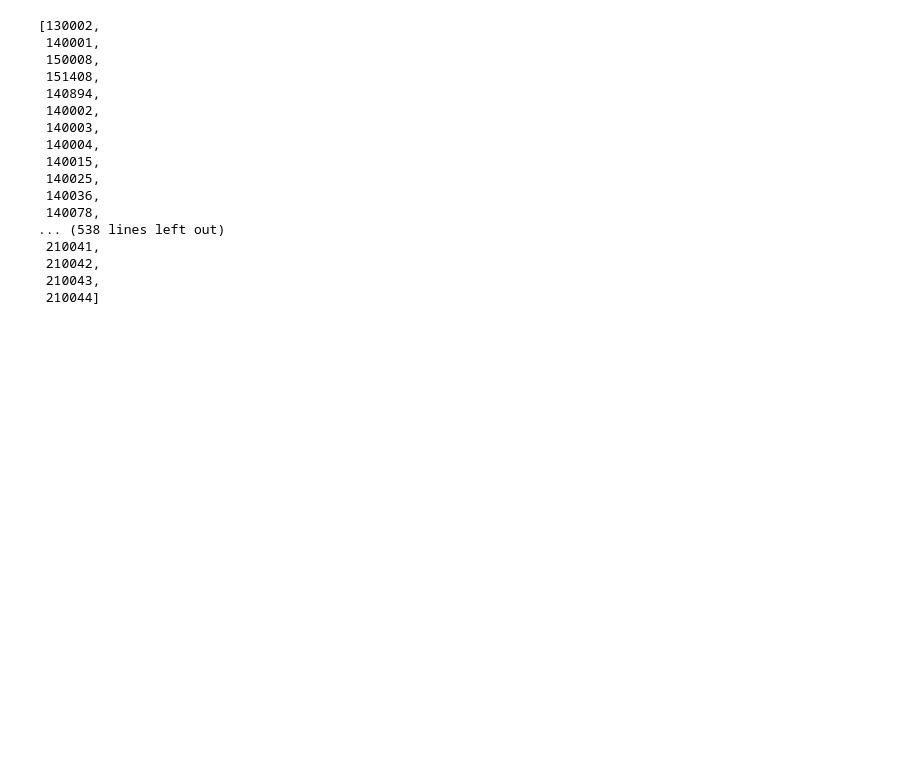
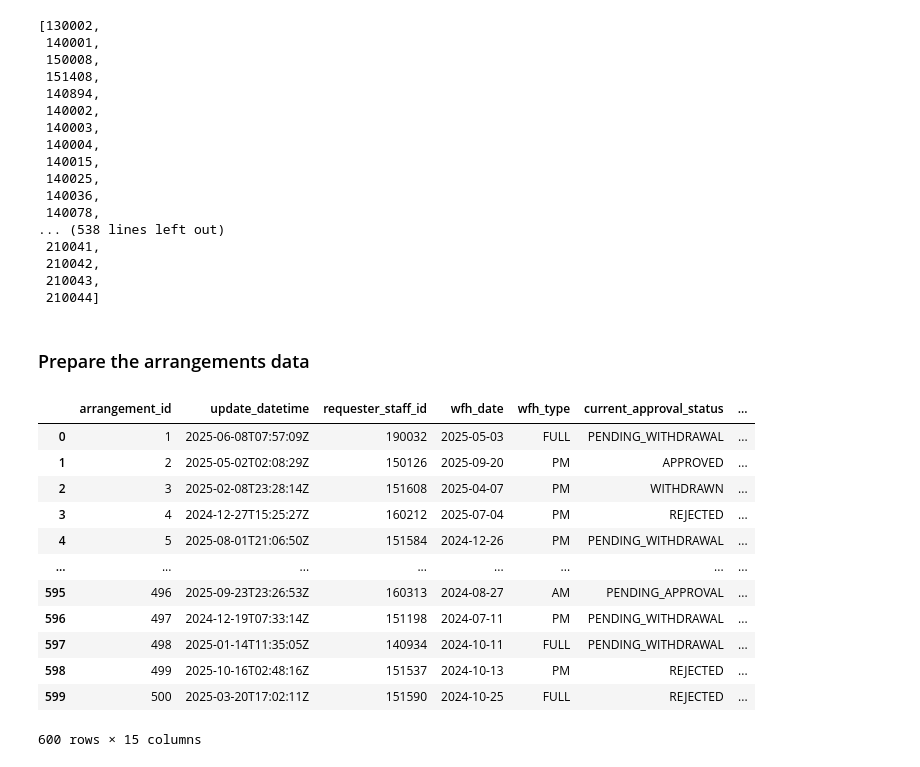
Before and after one commit to justinlzx/SPM, a Jupyter notebook: backend/src/init_db/data_preprocessing.ipynb, the cells around one changed output. Drawn from its saved outputs; the diff is of its cells as text; code cells hidden in the pictures; blank space fills up the shorter version.

Commit message:
add: more test data

```diff
--- a/backend/src/init_db/data_preprocessing.ipynb
+++ b/backend/src/init_db/data_preprocessing.ipynb
@@ -44,3 +65,23 @@ employee_ids.to_list()
  210042,
  210043,
  210044]
+# %% [markdown]
+### Prepare the arrangements data
+# %%
+arr_df = pd.read_csv('latest_arrangement.csv')
+
+arr_df
+# %% [output]
+|  | arrangement_id | update_datetime | requester_staff_id | wfh_date | wfh_type | current_approval_status | ... |
+| 0 | 1 | 2025-06-08T07:57:09Z | 190032 | 2025-05-03 | FULL | PENDING_WITHDRAWAL | ... |
+| 1 | 2 | 2025-05-02T02:08:29Z | 150126 | 2025-09-20 | PM | APPROVED | ... |
+| 2 | 3 | 2025-02-08T23:28:14Z | 151608 | 2025-04-07 | PM | WITHDRAWN | ... |
+| 3 | 4 | 2024-12-27T15:25:27Z | 160212 | 2025-07-04 | PM | REJECTED | ... |
+| 4 | 5 | 2025-08-01T21:06:50Z | 151584 | 2024-12-26 | PM | PENDING_WITHDRAWAL | ... |
+| ... | ... | ... | ... | ... | ... | ... | ... |
+| 595 | 496 | 2025-09-23T23:26:53Z | 160313 | 2024-08-27 | AM | PENDING_APPROVAL | ... |
+| 596 | 497 | 2024-12-19T07:33:14Z | 151198 | 2024-07-11 | PM | PENDING_WITHDRAWAL | ... |
+| 597 | 498 | 2025-01-14T11:35:05Z | 140934 | 2024-10-11 | FULL | PENDING_WITHDRAWAL | ... |
+| 598 | 499 | 2025-10-16T02:48:16Z | 151537 | 2024-10-13 | PM | REJECTED | ... |
+| 599 | 500 | 2025-03-20T17:02:11Z | 151590 | 2024-10-25 | FULL | REJECTED | ... |
+600 rows × 15 columns
```
Also changed, not shown: parts of 3 cells of this notebook, 1 other file.
